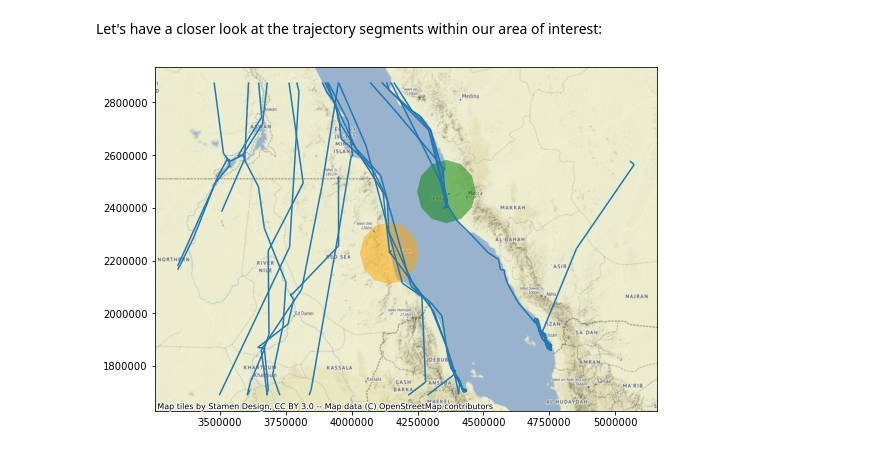
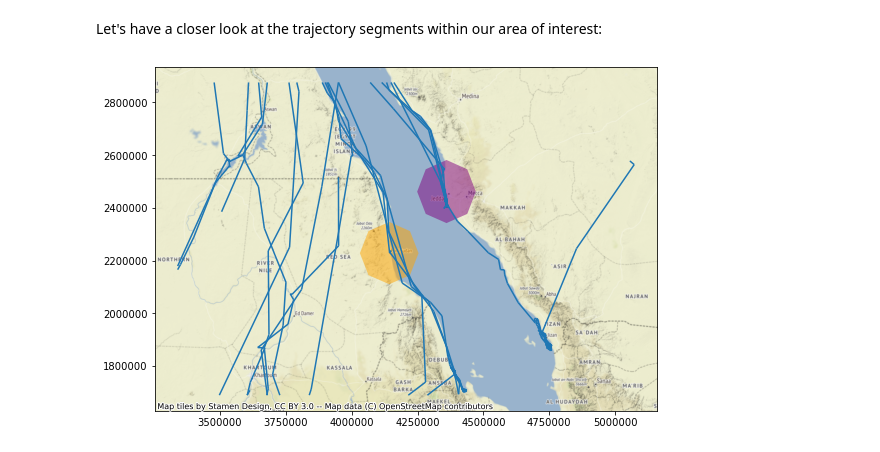
Before and after one commit to movingpandas/movingpandas, a Jupyter notebook: 2_bird_migration_analysis.ipynb, the cells around one changed output. Drawn from its saved outputs; the diff is of its cells as text; code cells hidden in the pictures.

```diff
--- a/2_bird_migration_analysis.ipynb
+++ b/2_bird_migration_analysis.ipynb
@@ -287,20 +287,28 @@ get_individual_traj_for_year(all_trajectories, '91761A', year_of_interest).plot(
 Turns out that this individual does not stay at the Red Sea but continues its journey into Africa.
 # %% [markdown]
 Let's have a closer look at the trajectory segments within our area of interest:
-# %%
-def plot_place(name, buffer_size=1, color='green', ax=ax):
-    pt = ctx.Place(name).geocode
-    buffered = Point(pt.longitude, pt.latitude).buffer(buffer_size,3)
-    return plot_wgs84_polygon(buffered, ax=ax, color=color)
+# %%
+def place_to_point(place):
+    pt = place.geocode
+    return Point(pt.longitude, pt.latitude)
+
+def plot_place(place, buffer_size=1, color='green', ax=ax):
+    pt = place_to_point(place)
+    if place.search in place_to_color.keys():
+        color = place_to_color[place.search]
+    return plot_wgs84_polygon(pt.buffer(buffer_size,2), ax=ax, color=color)
 # %%
 ax = plt.figure(figsize=(9,9)).add_subplot(1,1,1)
 
 for traj in relevant:
     ax = traj.plot(ax=ax, for_basemap=True)
 
-ax = plot_place('Jeddah', ax=ax)
-ax = plot_place('Port Sudan', ax=ax, color='orange')
+places = [ctx.Place(name) for name in ['Jeddah', 'Port Sudan']]
+place_to_color = {'Jeddah': 'purple', 'Port Sudan': 'orange', 'Other': 'gray'}
+
+for place in places:
+    plot_place(place, ax=ax)
 
 ctx.add_basemap(ax)
 # %% [output]
-[figure, old version]
+[figure, new version]
```
Also changed, not shown: parts of 4 cells of this notebook, 4 other files.
